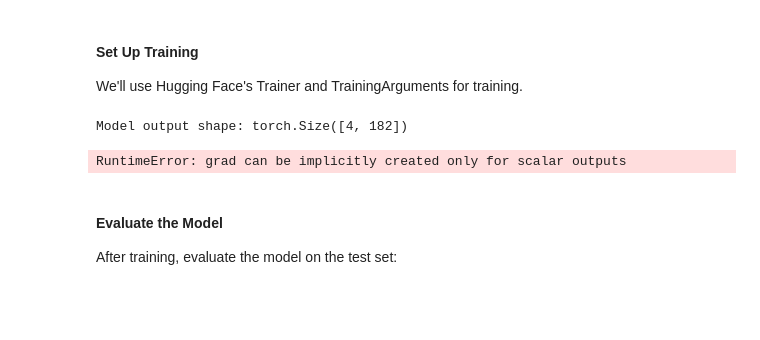
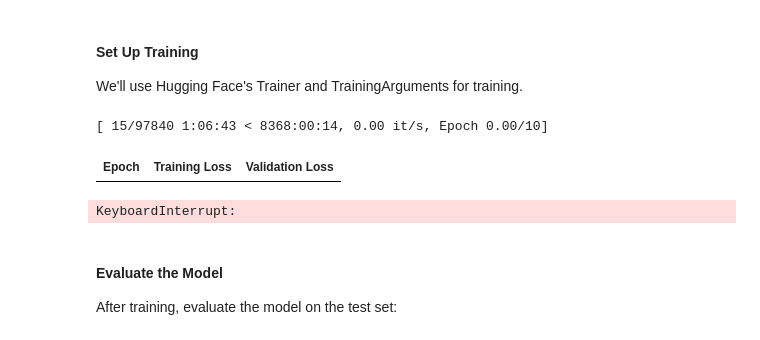
Before and after one commit to kagozi/BirdCLEF-2024, a Jupyter notebook: transformers-method.ipynb, the cells around one changed output. Saved outputs shown, nothing was run; the diff lists cells and outputs as text; code cells hidden in the pictures; blank space fills up the shorter version.

```diff
--- a/transformers-method.ipynb
+++ b/transformers-method.ipynb
@@ -140,6 +149,7 @@ We'll define a simple neural network on top of the Wav2Vec 2.0 embeddings.
 # %%
 from torch import nn
 from transformers import Wav2Vec2Model
+from torch.nn import functional as F
 
 class BirdSoundClassifier(nn.Module):
     def __init__(self, num_classes):
@@ -152,15 +162,28 @@ class BirdSoundClassifier(nn.Module):
             nn.Linear(256, num_classes)
         )
 
-    def forward(self, input_values):
-        # Get embeddings from Wav2Vec 2.0
+    # def forward(self, input_values, labels=None):
+    #     outputs = self.wav2vec2(input_values)
+    #     embeddings = outputs.last_hidden_state.mean(dim=1)  # Average over time dimension
+    #     logits = self.classifier(embeddings)
+
+    #     if labels is not None:
+    #         loss = F.cross_entropy(logits, labels)
+    #         return {"loss": loss, "logits": logits}
+
+    #     return {"logits": logits}
+    def forward(self, input_values, labels=None):
         outputs = self.wav2vec2(input_values)
-        embeddings = outputs.last_hidden_state.mean(dim=1)  # Average over time dimension
+        embeddings = outputs.last_hidden_state.mean(dim=1)
+        logits = self.classifier(embeddings)
 
-        # Pass through the classifier
-        logits = self.classifier(embeddings)
-        print("Model output shape:", logits.shape)  # Debug: Check output shape
-        return logits
+        if labels is not None:
+            if labels.dim() > 1:  # Convert one-hot labels to class indices
+                labels = labels.argmax(dim=1)
+            loss = F.cross_entropy(logits, labels)
+            return {"loss": loss, "logits": logits}
+
+        return {"logits": logits}
 
 # Initialize the model
 num_classes = len(label_encoder.classes_)
@@ -209,37 +252,38 @@ def compute_metrics(eval_pred):
     return {"accuracy": accuracy_score(labels, predictions)}
 
 
 # Define training arguments
 training_args = TrainingArguments(
     output_dir="./results",
     evaluation_strategy="epoch",
     save_strategy="epoch",
     learning_rate=3e-5,
-    per_device_train_batch_size=4,  # Reduce batch size
-    per_device_eval_batch_size=4,   # Reduce batch size
+    per_device_train_batch_size=2,  # Reduce batch size
+    per_device_eval_batch_size=2,   # Reduce batch size
     num_train_epochs=10,
     warmup_ratio=0.1,
     logging_steps=10,
     load_best_model_at_end=True,
     metric_for_best_model="accuracy",
     save_total_limit=2,
     logging_dir="./logs",
 )
 
 # Initialize the Trainer
 trainer = Trainer(
     model=model,
     args=training_args,
     train_dataset=train_dataset,
     eval_dataset=test_dataset,
     compute_metrics=compute_metrics,
 )
 
 # Train the model
 trainer.train()
 # %% [output]
-Model output shape: torch.Size([4, 182])
+[ 15/97840 1:06:43 < 8368:00:14, 0.00 it/s, Epoch 0.00/10]
+| Epoch | Training Loss | Validation Loss |
-RuntimeError: grad can be implicitly created only for scalar outputs
+KeyboardInterrupt:
 # %% [markdown]
 #### Evaluate the Model
 After training, evaluate the model on the test set:
```
Also changed, not shown: parts of 2 cells of this notebook, 1 other file.
